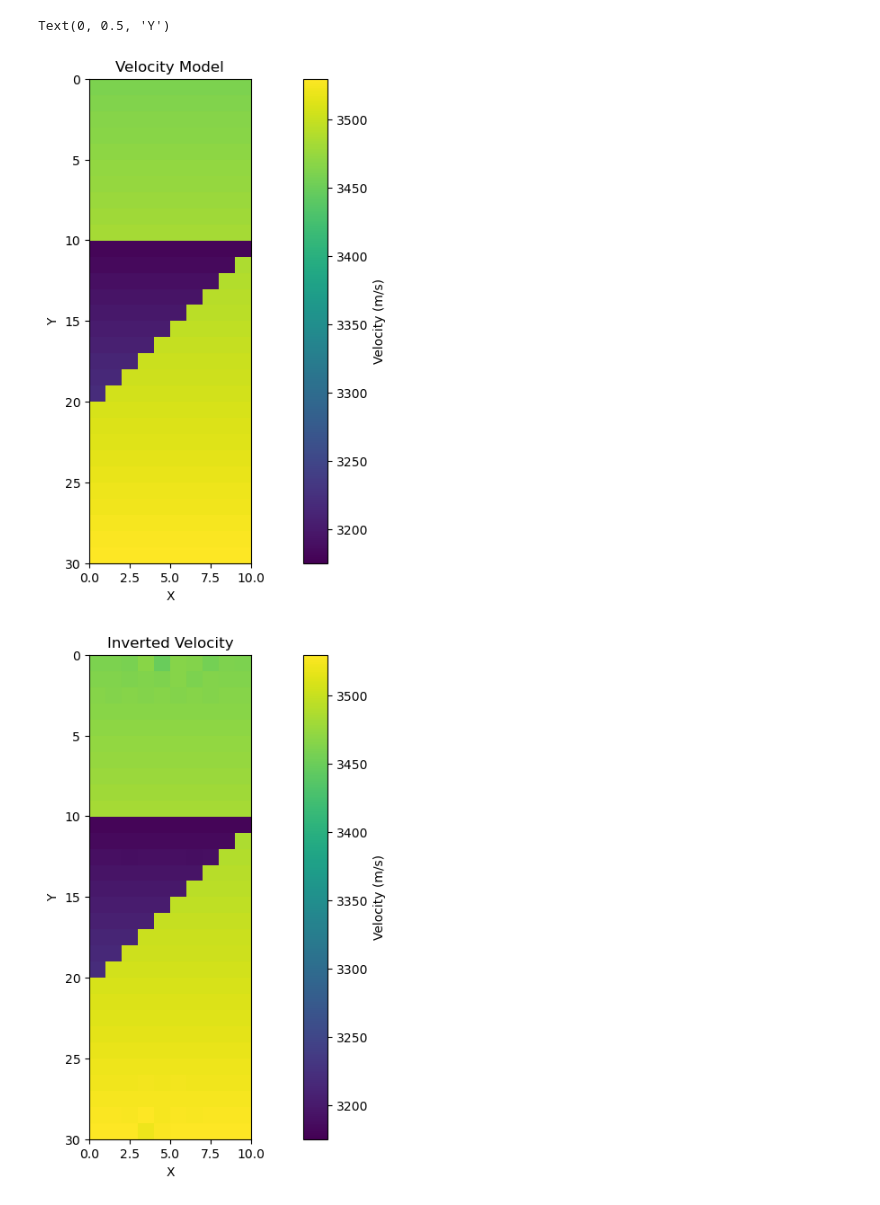
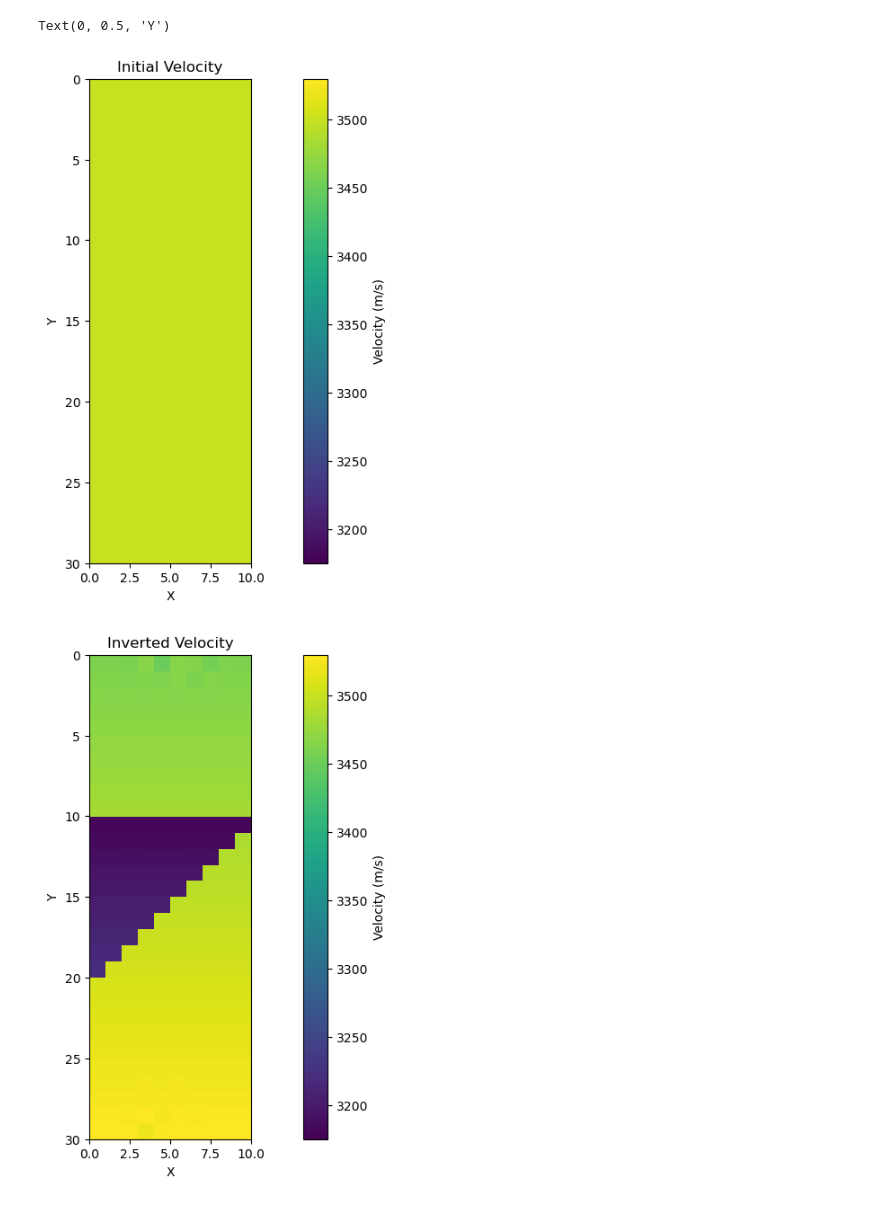
Before and after one commit to x-repos/traveltime-inversion-annealing, a Jupyter notebook: borehole30x10-readfiles.ipynb, the cells around one changed output. Cells and saved outputs as stored; diff of their text form; code cells hidden in the pictures.

Commit message:
Auto Commit

```diff
--- a/borehole30x10-readfiles.ipynb
+++ b/borehole30x10-readfiles.ipynb
@@ -43,7 +43,7 @@ vmin, vmax = 3175, 3530
 # Loop through each matrix and plot
 for i, data in enumerate(velocity_inversion):
     # Plot the data
-    im = axes[i].imshow(data, cmap='viridis', aspect='auto', vmin=vmin, vmax=vmax)
+    im = axes[i].imshow(data, cmap='viridis', aspect='auto', vmin=vmin, vmax=vmax, extent=[0, 10, 30, 0])
     axes[i].set_title(f'Loop: {i}')
     axes[i].set_xlabel('X')
     axes[i].set_ylabel('Y')
@@ -75,35 +75,43 @@ wedge_end_row = 20
 # Create a background velocity model with values ranging from 3460 to 3530
 velocity_model = np.linspace(min_velocity, max_velocity, rows).reshape(-1, 1)
 velocity_model = np.repeat(velocity_model, cols, axis=1)
+velocity_initial = np.full((30, 10), 3500)
 
 
 # Create a triangular wedge shape with vertices at (0, 10), (0, 20), and (10, 10)
 for i in range(wedge_start_row, wedge_end_row):
     row_velocity = np.linspace(wedge_min_velocity, wedge_max_velocity, wedge_end_row - wedge_start_row)[i - wedge_start_row]
     num_cols_in_wedge = wedge_end_row - i
     velocity_model[i, :num_cols_in_wedge] = row_velocity
 
 plt.figure(figsize=(15, 7))
-plt.imshow(velocity_model, cmap='viridis', interpolation='nearest', extent=[0, cols, rows, 0], origin='upper', vmin=3175, vmax=3530)
+plt.imshow(velocity_initial, cmap='viridis', interpolation='nearest', extent=[0, cols, rows, 0], origin='upper', vmin=3175, vmax=3530)
 plt.colorbar(label='Velocity (m/s)')
-plt.title('Velocity Model')
+plt.title('Initial Velocity')
 plt.xlabel('X')
 plt.ylabel('Y')
 
 plt.figure(figsize=(15, 7))
 plt.imshow(velocity_inversion[9], cmap='viridis', interpolation='nearest', extent=[0, cols, rows, 0], origin='upper', vmin=3175, vmax=3530)
 plt.colorbar(label='Velocity (m/s)')
 plt.title('Inverted Velocity')
 plt.xlabel('X')
 plt.ylabel('Y')
 
 plt.figure(figsize=(15, 7))
+plt.imshow(velocity_model, cmap='viridis', interpolation='nearest', extent=[0, cols, rows, 0], origin='upper', vmin=3175, vmax=3530)
+plt.colorbar(label='Velocity (m/s)')
+plt.title('Velocity Model')
+plt.xlabel('X')
+plt.ylabel('Y')
+
+plt.figure(figsize=(15, 7))
 plt.imshow(np.abs(velocity_model-velocity_inversion[9]), cmap='viridis', interpolation='nearest', extent=[0, cols, rows, 0], origin='upper')
 plt.colorbar(label='Velocity (m/s)')
 plt.title('Difference')
 plt.xlabel('X')
 plt.ylabel('Y')
 # %% [output]
 Text(0, 0.5, 'Y')
-[figure, old version]
+[figure, new version]
 [figure]
```
Also changed, not shown: parts of 2 cells of this notebook, 1 other file.
